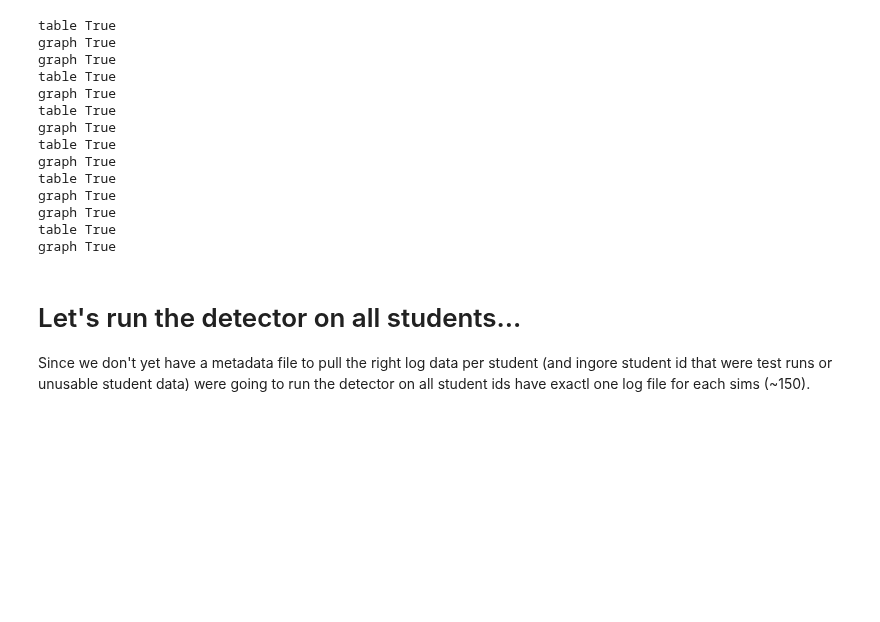
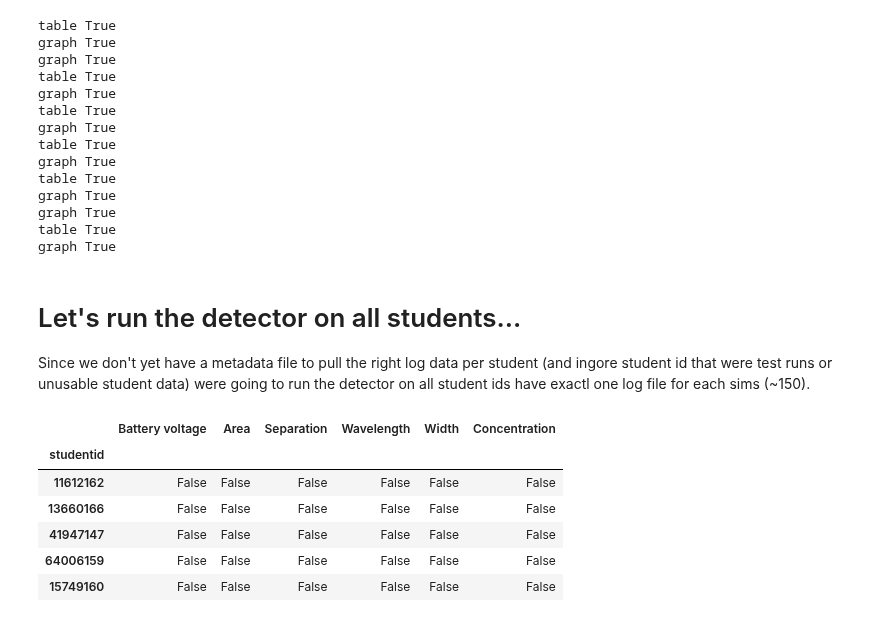
Before and after one commit to jmassall/inquiry_virtualLabs_study, a Jupyter notebook: analysis/cvs_detector.ipynb, the cells around one changed output. Drawn from its saved outputs; the diff is of its cells as text; code cells hidden in the pictures; blank space fills up the shorter version.

```diff
--- a/analysis/cvs_detector.ipynb
+++ b/analysis/cvs_detector.ipynb
@@ -262,13 +277,25 @@ log_files_per_sim = {}
 for sim in ['beers','capacitor']:
     log_files_per_sim[sim] = get_parsed_log_files_per_student_for_sim(sim)
 # %%
-ids = get_students_to_analyze()
+ids = get_students_to_analyze_log()
 table_cvs_df = pd.DataFrame(index =ids, columns = ['Battery voltage', 'Area', 'Separation','Wavelength','Width', 'Concentration'])
 table_cvs_df = table_cvs_df.fillna(0)
 table_cvs_df.index.name = 'studentid'
 for c in table_cvs_df.columns:
     table_cvs_df[[c]] = table_cvs_df[[c]].astype(int)
 graph_cvs_df = table_cvs_df.copy()
+table_intervals_df = table_cvs_df.copy()
+for c in table_intervals_df.columns:
+    table_intervals_df[[c]] = table_intervals_df[[c]].astype(bool)
+table_intervals_df.head()
+# %% [output]
+|  | Battery voltage | Area | Separation | Wavelength | Width | Concentration |
+| studentid |  |  |  |  |  |  |
+| 11612162 | False | False | False | False | False | False |
+| 13660166 | False | False | False | False | False | False |
+| 41947147 | False | False | False | False | False | False |
+| 64006159 | False | False | False | False | False | False |
+| 15749160 | False | False | False | False | False | False |
 # %%
 %aimport utils_read_parsing
 for sim in ['beers','capacitor']:
```
Also changed, not shown: parts of 8 cells of this notebook, 1 other file.
